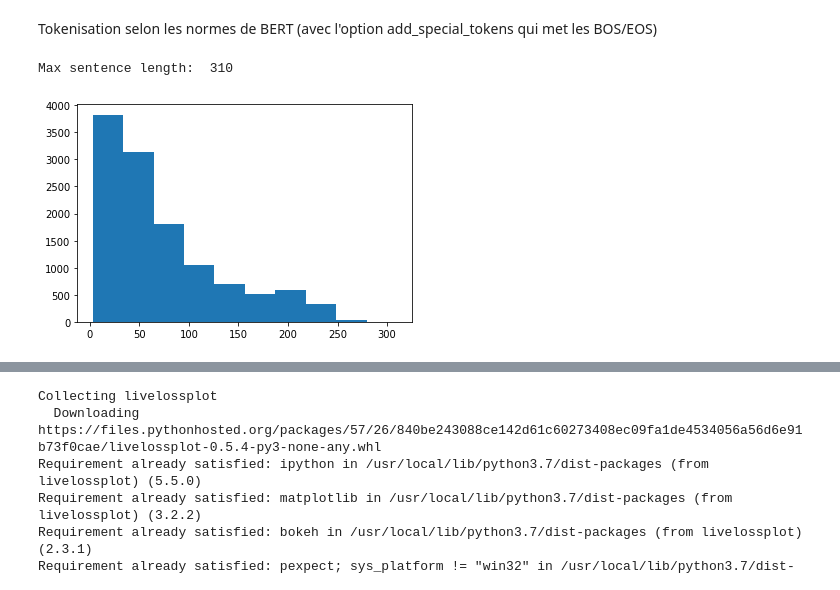
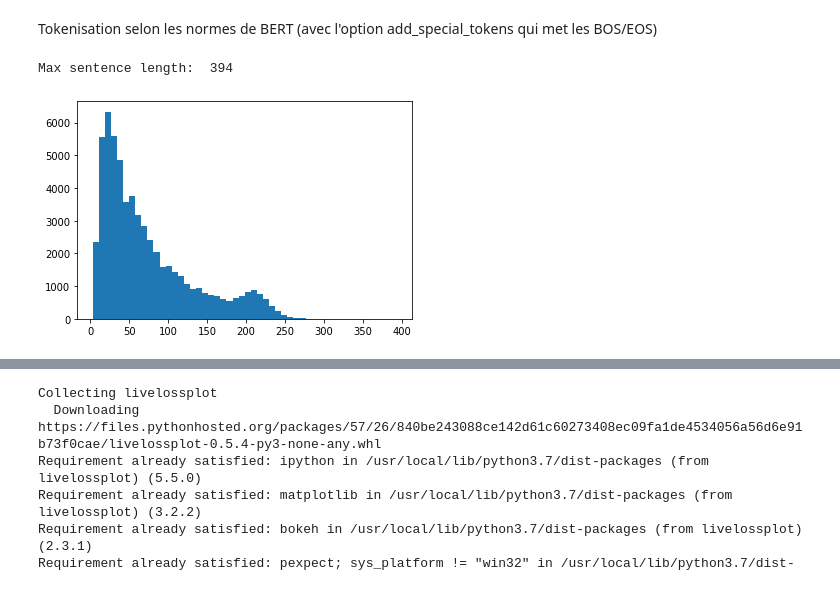
Before and after one commit to MSoumm/ENSAE-3A-NLP, a Jupyter notebook: NLP_Project_ODIC_SOUMM.ipynb, the cells around one changed output, grey strips where cells are left out. Drawn from its saved outputs; the diff is of its cells as text; code cells hidden in the pictures.

```diff
--- a/NLP_Project_ODIC_SOUMM.ipynb
+++ b/NLP_Project_ODIC_SOUMM.ipynb
@@ -107,6 +87,6 @@ pd.concat([df[0:10], df[10:20]])
 # %%
 # n = nombre de phrases a prendre (trop long pour faire les tests)
-df = pd.concat([df[df['target'] > 0].sample(n=10000), df[df['target'] == 0].sample(n=2000)]).sample(frac=1)
+df = pd.concat([df[df['target'] > 0].sample(n=50000), df[df['target'] == 0].sample(n=10000)]).sample(frac=1)
 # %%
 sentences = df.comment_text.values
 labels = df.target.values
@@ -129,12 +113,12 @@ for sentence in tqdm(sentences, position=0):
 # %%
 print('Max sentence length: ', max([len(sen) for sen in inputs]))
 # %% [output]
-Max sentence length:  310
+Max sentence length:  394
 # %%
 from matplotlib import pyplot as plt
 sizes = [len(sen) for sen in inputs]
-plt.hist(sizes);
+plt.hist(sizes, bins=50);
 # %% [output]
-[figure, old version]
+[figure, new version]
 # %%
 import numpy as np
```
Also changed, not shown: parts of 13 cells of this notebook.
